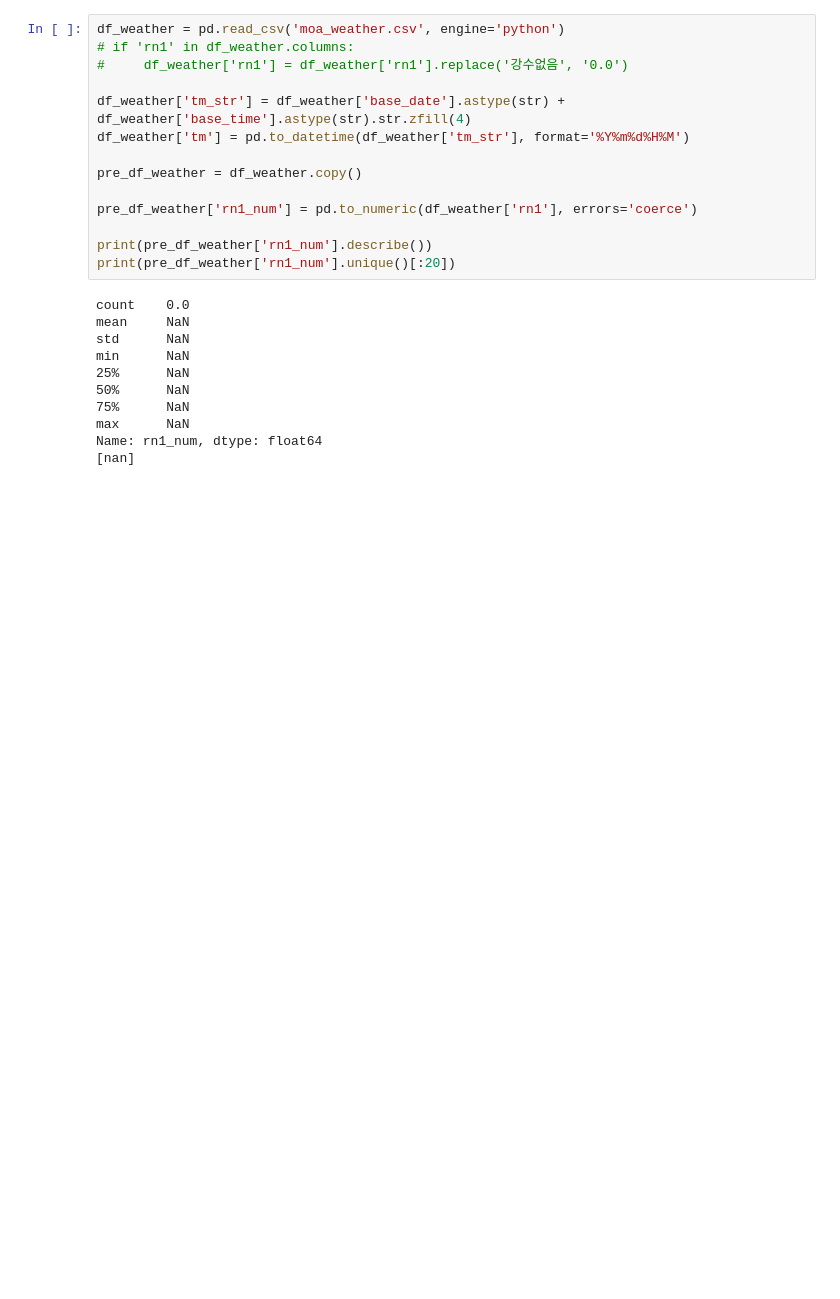
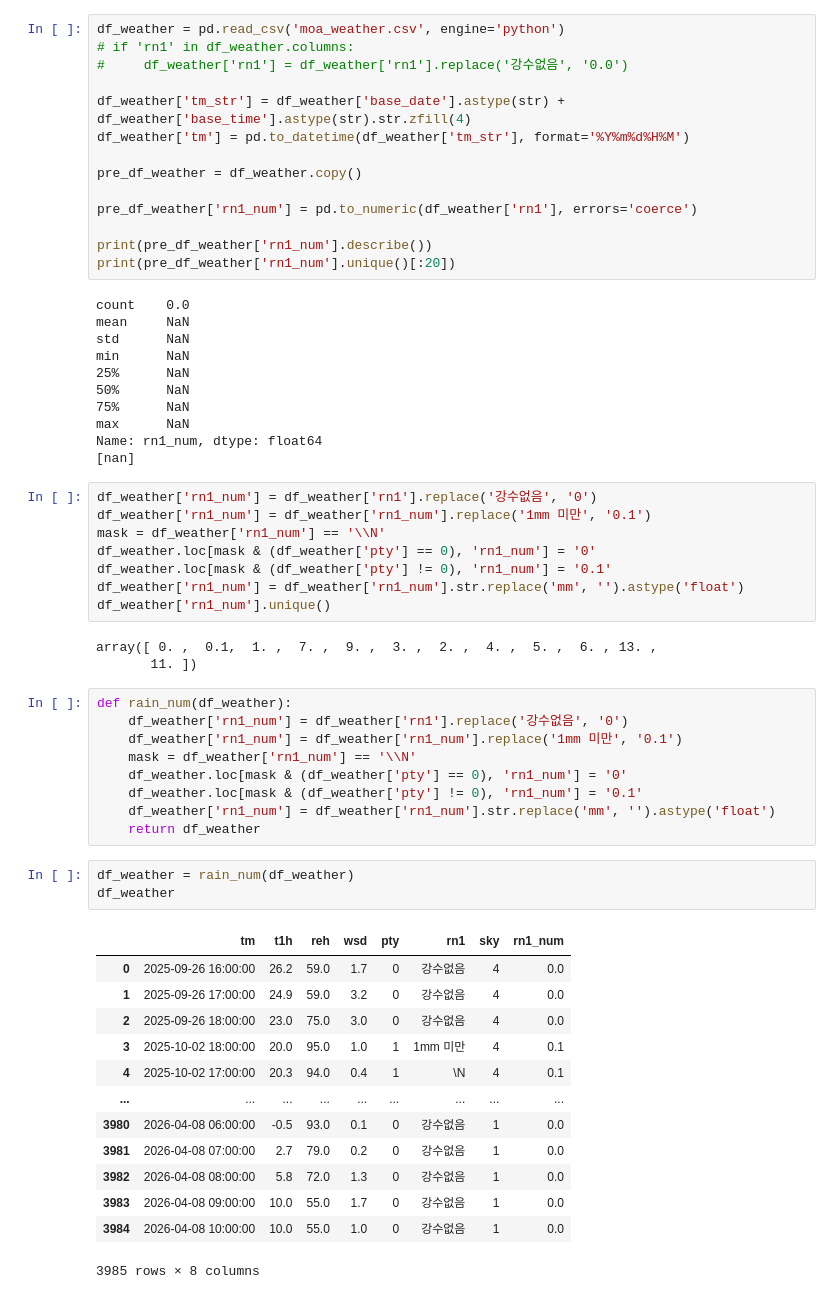
Before and after one commit to donggi22/insolation, a Jupyter notebook: EDA2.ipynb, the cells around one changed output. Cells and saved outputs as stored; diff of their text form; blank space fills up the shorter version.

```diff
--- a/EDA2.ipynb
+++ b/EDA2.ipynb
@@ -520,3 +506,40 @@ min      NaN
 max      NaN
 Name: rn1_num, dtype: float64
 [nan]
+# %%
+df_weather['rn1_num'] = df_weather['rn1'].replace('강수없음', '0')
+df_weather['rn1_num'] = df_weather['rn1_num'].replace('1mm 미만', '0.1')
+mask = df_weather['rn1_num'] == '\\N'
+df_weather.loc[mask & (df_weather['pty'] == 0), 'rn1_num'] = '0'
+df_weather.loc[mask & (df_weather['pty'] != 0), 'rn1_num'] = '0.1'
+df_weather['rn1_num'] = df_weather['rn1_num'].str.replace('mm', '').astype('float')
+df_weather['rn1_num'].unique()
+# %% [output]
+array([ 0. ,  0.1,  1. ,  7. ,  9. ,  3. ,  2. ,  4. ,  5. ,  6. , 13. ,
+       11. ])
+# %%
+def rain_num(df_weather):
+    df_weather['rn1_num'] = df_weather['rn1'].replace('강수없음', '0')
+    df_weather['rn1_num'] = df_weather['rn1_num'].replace('1mm 미만', '0.1')
+    mask = df_weather['rn1_num'] == '\\N'
+    df_weather.loc[mask & (df_weather['pty'] == 0), 'rn1_num'] = '0'
+    df_weather.loc[mask & (df_weather['pty'] != 0), 'rn1_num'] = '0.1'
+    df_weather['rn1_num'] = df_weather['rn1_num'].str.replace('mm', '').astype('float')
+    return df_weather
+# %%
+df_weather = rain_num(df_weather)
+df_weather
+# %% [output]
+|  | tm | t1h | reh | wsd | pty | rn1 | sky | rn1_num |
+| 0 | 2025-09-26 16:00:00 | 26.2 | 59.0 | 1.7 | 0 | 강수없음 | 4 | 0.0 |
+| 1 | 2025-09-26 17:00:00 | 24.9 | 59.0 | 3.2 | 0 | 강수없음 | 4 | 0.0 |
+| 2 | 2025-09-26 18:00:00 | 23.0 | 75.0 | 3.0 | 0 | 강수없음 | 4 | 0.0 |
+| 3 | 2025-10-02 18:00:00 | 20.0 | 95.0 | 1.0 | 1 | 1mm 미만 | 4 | 0.1 |
+| 4 | 2025-10-02 17:00:00 | 20.3 | 94.0 | 0.4 | 1 | \N | 4 | 0.1 |
+| ... | ... | ... | ... | ... | ... | ... | ... | ... |
+| 3980 | 2026-04-08 06:00:00 | -0.5 | 93.0 | 0.1 | 0 | 강수없음 | 1 | 0.0 |
+| 3981 | 2026-04-08 07:00:00 | 2.7 | 79.0 | 0.2 | 0 | 강수없음 | 1 | 0.0 |
+| 3982 | 2026-04-08 08:00:00 | 5.8 | 72.0 | 1.3 | 0 | 강수없음 | 1 | 0.0 |
+| 3983 | 2026-04-08 09:00:00 | 10.0 | 55.0 | 1.7 | 0 | 강수없음 | 1 | 0.0 |
+| 3984 | 2026-04-08 10:00:00 | 10.0 | 55.0 | 1.0 | 0 | 강수없음 | 1 | 0.0 |
+3985 rows × 8 columns
```
Also changed, not shown: parts of 8 cells of this notebook.
